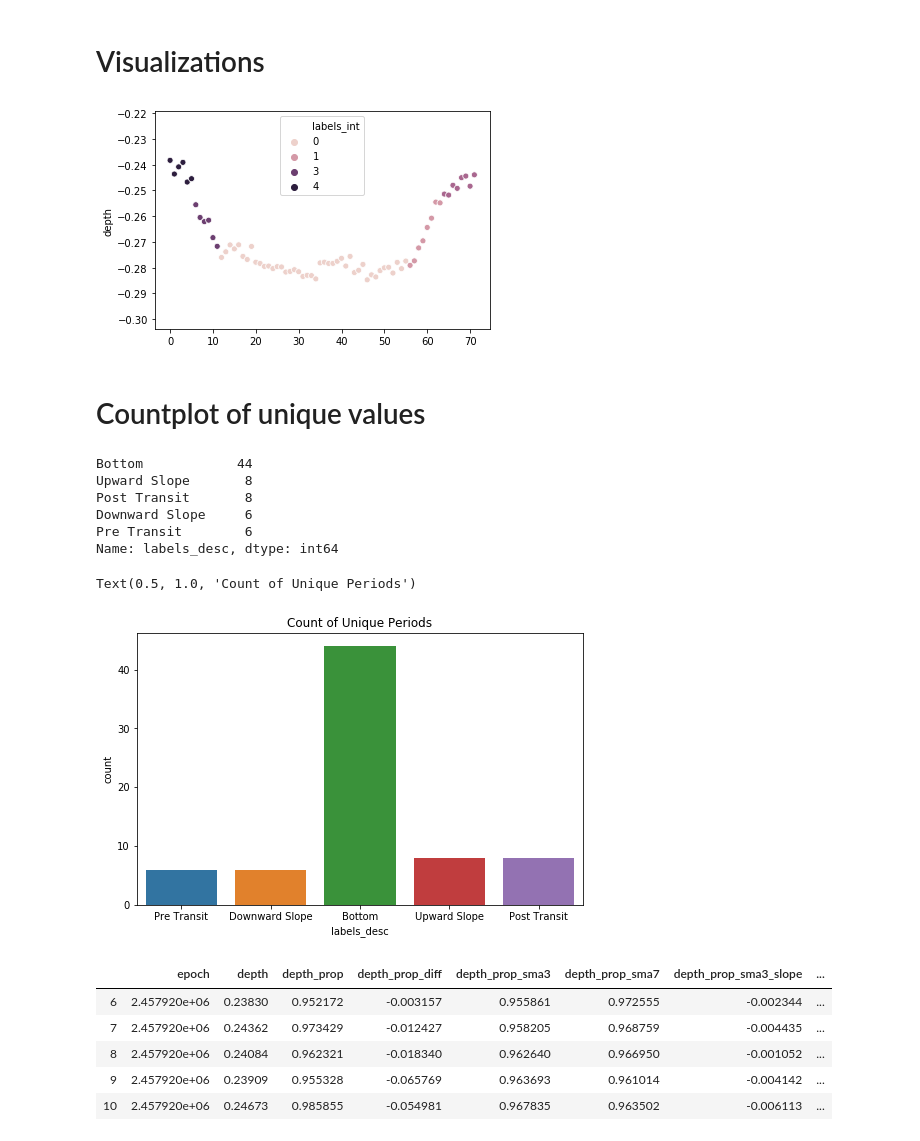
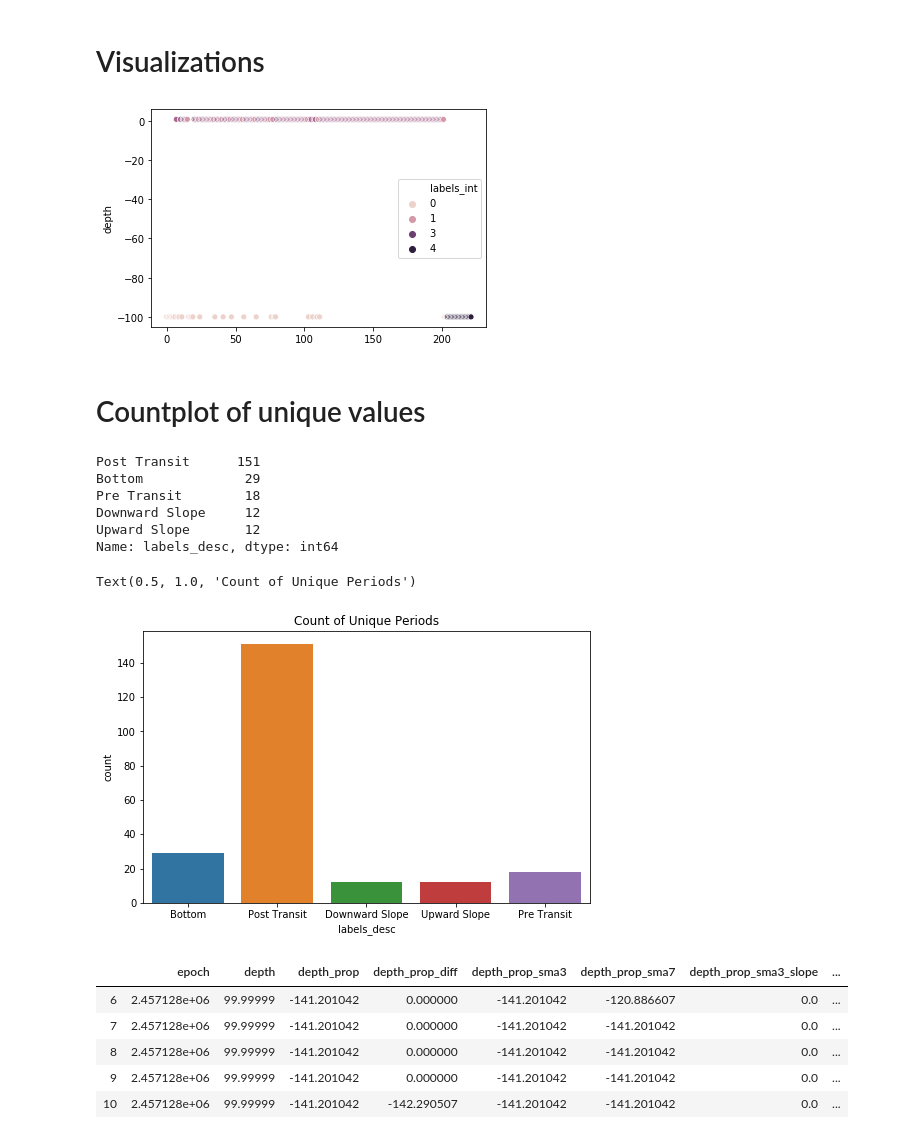
Before and after one commit to Campbelld226/capstone, a Jupyter notebook: Visualizations Extended.ipynb, the cells around one changed output. Drawn from its saved outputs; the diff is of its cells as text; code cells hidden in the pictures.

```diff
--- a/Visualizations Extended.ipynb
+++ b/Visualizations Extended.ipynb
@@ -4,11 +4,10 @@
 import pandas as pd
 from Labeler import Labeler
 # %%
-
-l = Labeler(pd.read_csv('test/CoRoT-2b_1.7.csv'))
+l = Labeler(pd.read_csv('real_data/AdrienneS_comps.csv'))
 df = l.get_cluster()
 # %% [output]
-[figure, old version]
+[figure, new version]
 # %% [markdown]
 # Countplot of unique values
 # %%
@@ -19,23 +18,23 @@ fig = plt.figure(figsize=(8,5))
 sns.countplot(x='labels_desc',data = df)
 plt.title('Count of Unique Periods')
 # %% [output]
-Bottom            44
-Upward Slope       8
-Post Transit       8
-Downward Slope     6
-Pre Transit        6
+Post Transit      151
+Bottom             29
+Pre Transit        18
+Downward Slope     12
+Upward Slope       12
 Name: labels_desc, dtype: int64
 Text(0.5, 1.0, 'Count of Unique Periods')
-[figure, old version]
+[figure, new version]
 # %%
 df.head()
 # %% [output]
 |  | epoch | depth | depth_prop | depth_prop_diff | depth_prop_sma3 | depth_prop_sma7 | depth_prop_sma3_slope | ... |
-| 6 | 2.457920e+06 | 0.23830 | 0.952172 | -0.003157 | 0.955861 | 0.972555 | -0.002344 | ... |
-| 7 | 2.457920e+06 | 0.24362 | 0.973429 | -0.012427 | 0.958205 | 0.968759 | -0.004435 | ... |
-| 8 | 2.457920e+06 | 0.24084 | 0.962321 | -0.018340 | 0.962640 | 0.966950 | -0.001052 | ... |
-| 9 | 2.457920e+06 | 0.23909 | 0.955328 | -0.065769 | 0.963693 | 0.961014 | -0.004142 | ... |
-| 10 | 2.457920e+06 | 0.24673 | 0.985855 | -0.054981 | 0.967835 | 0.963502 | -0.006113 | ... |
+| 6 | 2.457128e+06 | 99.99999 | -141.201042 | 0.000000 | -141.201042 | -120.886607 | 0.0 | ... |
+| 7 | 2.457128e+06 | 99.99999 | -141.201042 | 0.000000 | -141.201042 | -141.201042 | 0.0 | ... |
+| 8 | 2.457128e+06 | 99.99999 | -141.201042 | 0.000000 | -141.201042 | -141.201042 | 0.0 | ... |
+| 9 | 2.457128e+06 | 99.99999 | -141.201042 | 0.000000 | -141.201042 | -141.201042 | 0.0 | ... |
+| 10 | 2.457128e+06 | 99.99999 | -141.201042 | -142.290507 | -141.201042 | -141.201042 | 0.0 | ... |
 # %%
 df.describe()
 # %% [output]
```
Also changed, not shown: parts of 2 cells of this notebook, 48 other files.
